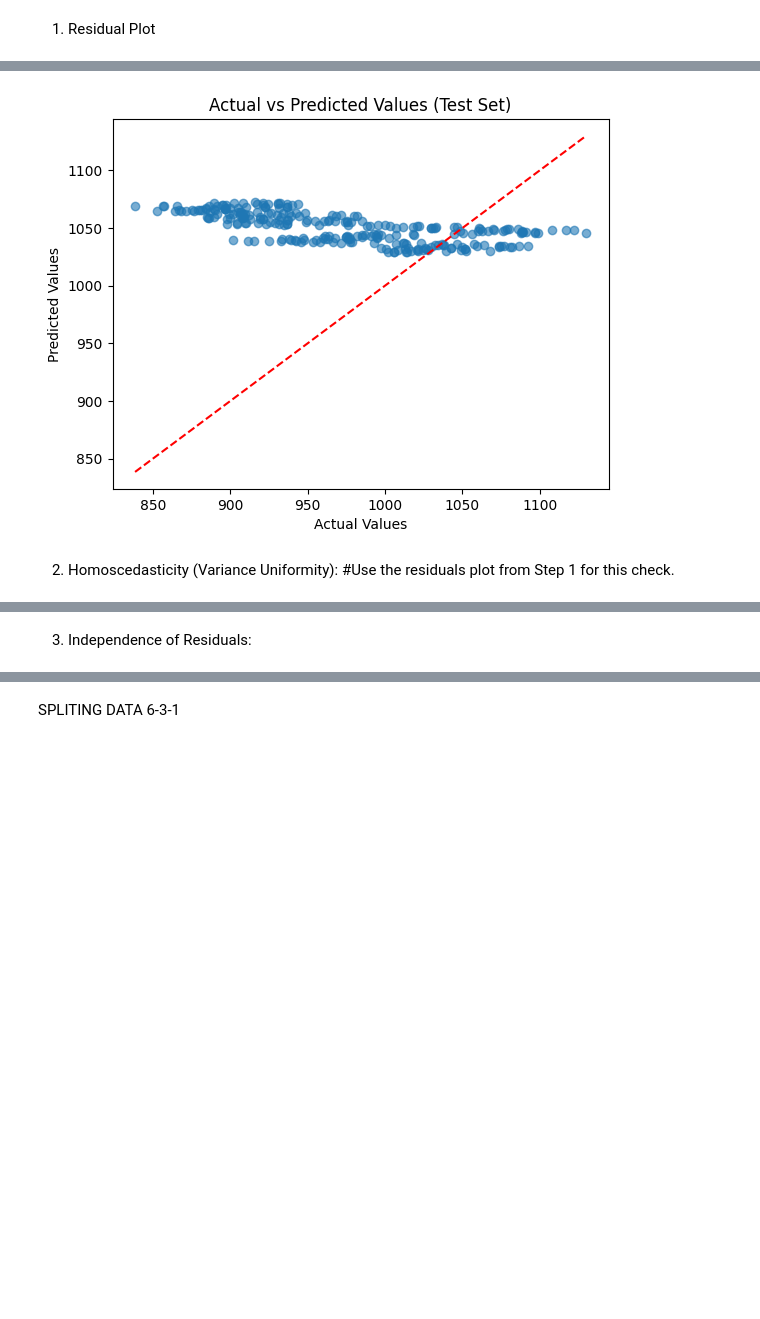
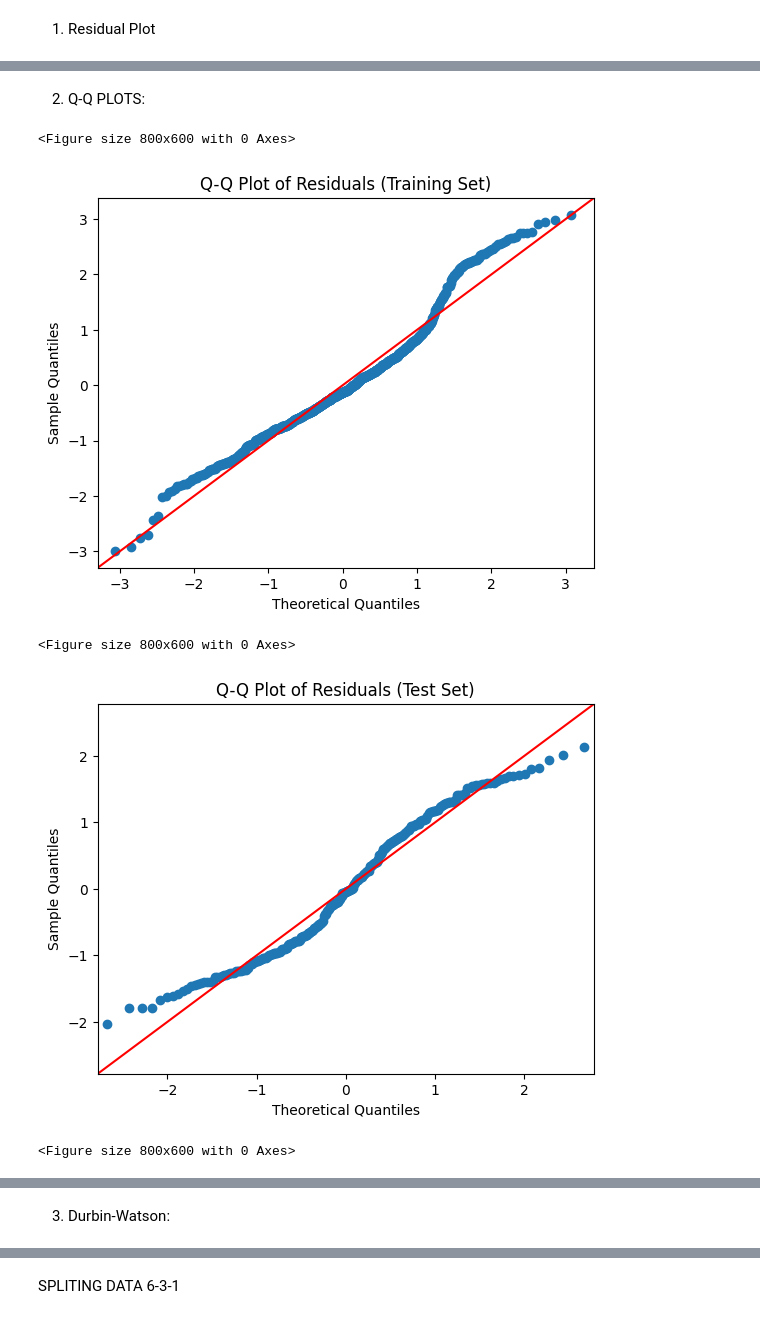
Before and after one commit to gnaht1/STAT3013.-P12_Nhom4, a Jupyter notebook: LR/Python/Platinum_LR.ipynb, the cells around one changed output, grey strips where cells are left out. Saved outputs shown, nothing was run; the diff lists cells and outputs as text; code cells hidden in the pictures; blank space fills up the shorter version.

```diff
--- a/LR/Python/Platinum_LR.ipynb
+++ b/LR/Python/Platinum_LR.ipynb
@@ -219,12 +224,29 @@ II. Test Assumptions
-# %%
-plt.scatter(y_test, y_pred, alpha=0.6)
-plt.plot([y_test.min(), y_test.max()], [y_test.min(), y_test.max()], 'r--')
-plt.xlabel('Actual Values')
-plt.ylabel('Predicted Values')
-plt.title('Actual vs Predicted Values (Test Set)')
-plt.show()
-# %% [output]
-[figure, removed]
-# %% [markdown]
-2. Homoscedasticity (Variance Uniformity):
-#Use the residuals plot from Step 1 for this check.
+# %% [markdown]
+2. Q-Q PLOTS:
+# %%
+import statsmodels.api as sm
+import matplotlib.pyplot as plt
+
+# Q-Q Plot cho tập huấn luyện (Training Set)
+plt.figure(figsize=(8, 6))
+sm.qqplot(residuals_train, line='45', fit=True)
+plt.title('Q-Q Plot of Residuals (Training Set)')
+plt.show()
+
+# Q-Q Plot cho tập kiểm tra (Test Set)
+plt.figure(figsize=(8, 6))
+sm.qqplot(residuals_test, line='45', fit=True)
+plt.title('Q-Q Plot of Residuals (Test Set)')
+plt.show()
+
+# Q-Q Plot cho tập kiểm định (Validation Set)
+plt.figure(figsize=(8, 6))
+sm.qqplot(residuals_val, line='45', fit=True)
+plt.title('Q-Q Plot of Residuals (Validation Set)')
+plt.show()
+# %% [output]
+<Figure size 800x600 with 0 Axes>
+[figure, added]
+<Figure size 800x600 with 0 Axes>
+[figure, added]
+<Figure size 800x600 with 0 Axes>
@@ -231,5 +254,5 @@ plt.show()
 # %% [markdown]
-3. Independence of Residuals:
+3. Durbin-Watson:
 # %%
 from statsmodels.stats.stattools import durbin_watson
 
```
Also changed, not shown: parts of 35 cells of this notebook, 4 other files.
